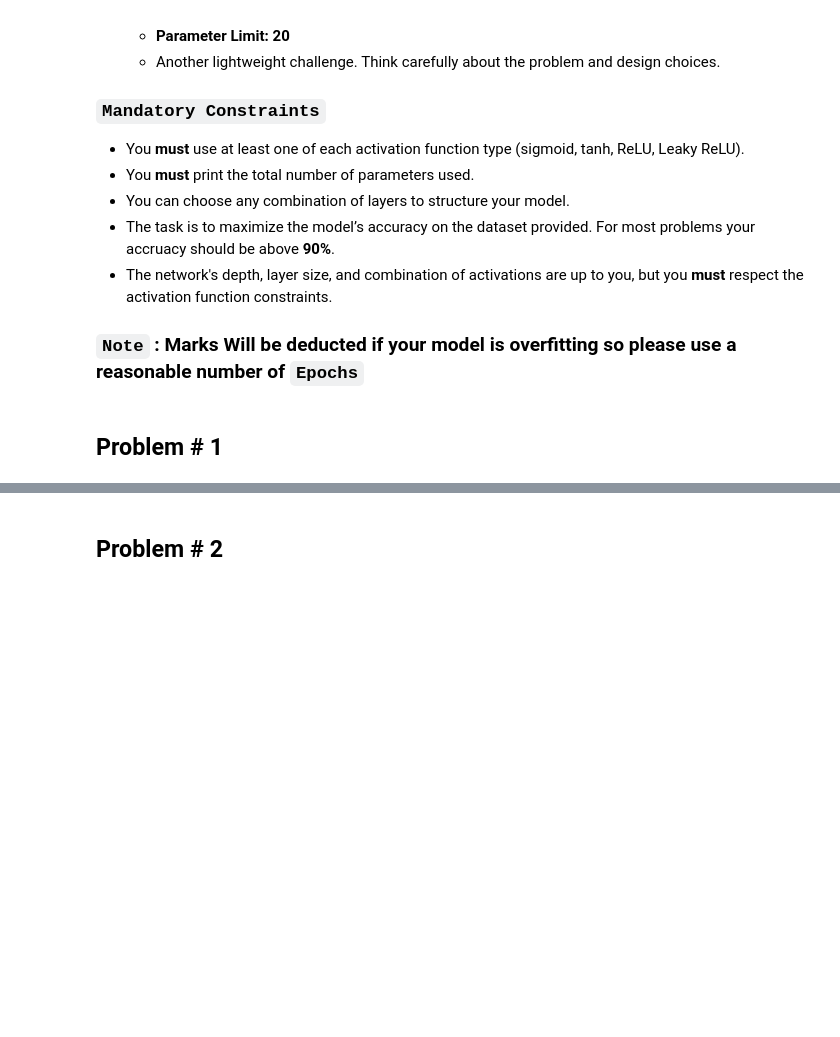
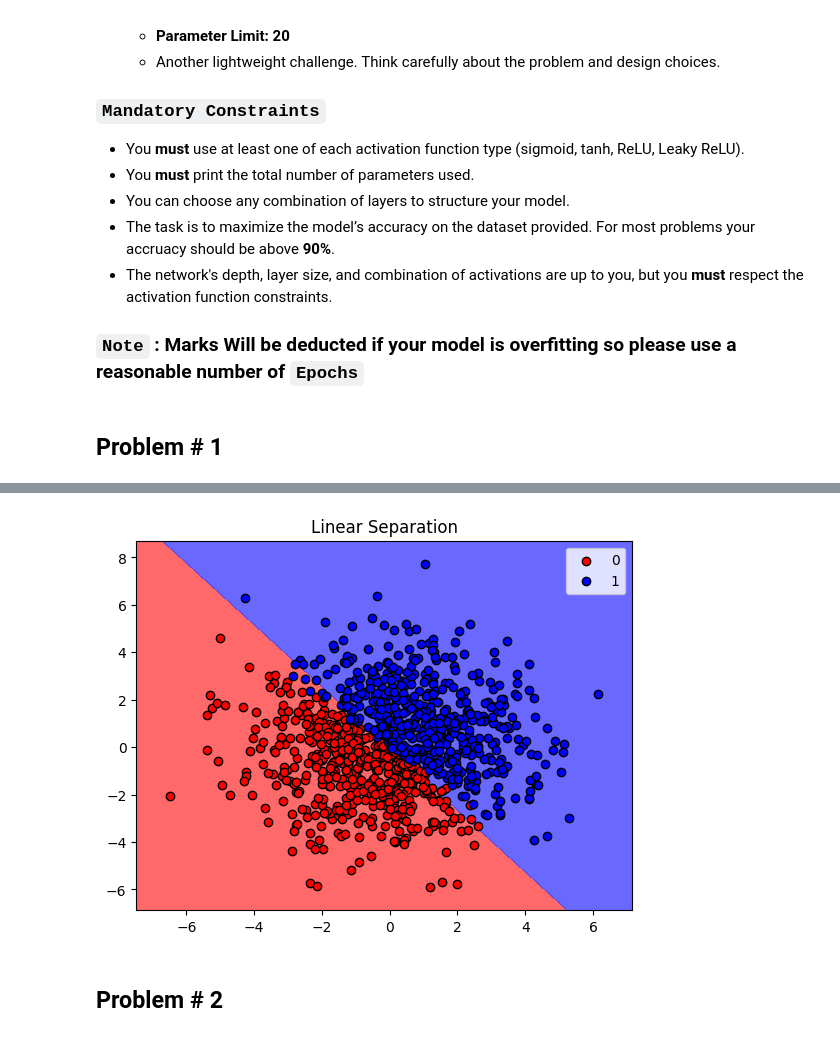
Before and after one commit to sulissss/Deep-Learning-From-Scratch, a Jupyter notebook: Part 1 - Neural Networks/26100350_PA1_1.ipynb, the cells around one changed output, grey strips where cells are left out. Drawn from its saved outputs; the diff is of its cells as text; code cells hidden in the pictures; blank space fills up the shorter version.

```diff
--- a/Part 1 - Neural Networks/26100350_PA1_1.ipynb
+++ b/Part 1 - Neural Networks/26100350_PA1_1.ipynb
@@ -400,12 +384,3 @@ Choose wisely!
 ### `Note` : Marks Will be deducted if your model is overfitting so please use a reasonable number of `Epochs`
 # %% [markdown]
 ## Problem # 1
-# %%
-# Code here
-X, y, title = generate_problem(1)
-mlp1 = MLP(layer_sizes=[2, 1], activation='sigmoid')
-
-print(f"No. of Parameters: {mlp1.get_num_parameters()}")
-print("---------------------")
-
-mlp1.train(X, y, epochs=8)
@@ -422,0 +387,17 @@ Epoch 8, Loss: 0.2003238339925174, Accuracy: 1.0
+# %%
+# Code here
+
+def display_num_params(model):
+    print(f"No. of Parameters: {model.get_num_parameters()}")
+    print("---------------------")
+
+def train_and_evaluate_results(problem_id, layer_sizes, activation, epochs, alpha=0.01, learning_rate=0.01):
+    X, y, title = generate_problem(problem_id)
+    model = MLP(layer_sizes=layer_sizes, activation=activation, alpha=alpha, learning_rate=learning_rate)
+    display_num_params(model)
+
+    model.train(X, y, epochs=epochs)
+    plot_decision_boundary(model, X, y, title)
+
+train_and_evaluate_results(1, [2, 1], 'sigmoid', 8)
+# %% [output]
@@ -423,2 +414,3 @@ Epoch 8, Loss: 0.2003238339925174, Accuracy: 1.0
+[figure, added]
 # %% [markdown]
 ## Problem # 2
```
Also changed, not shown: parts of 11 cells of this notebook.
